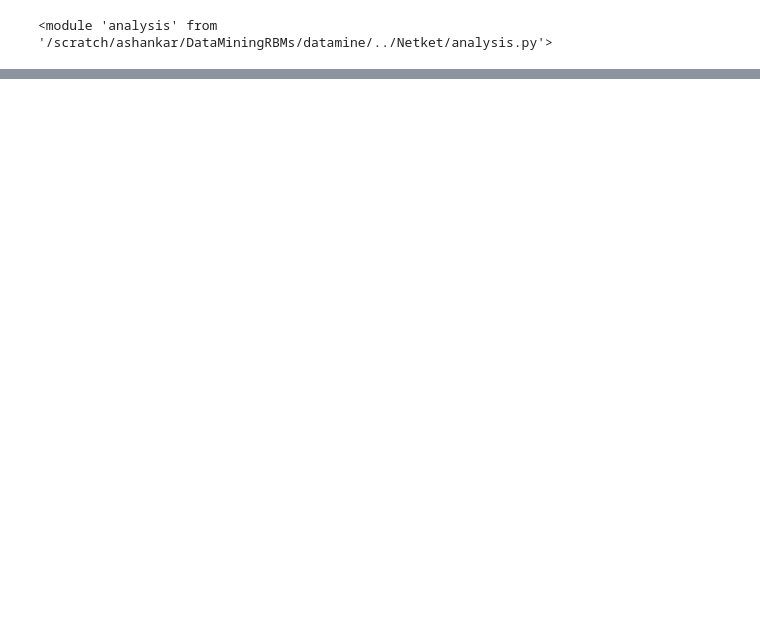
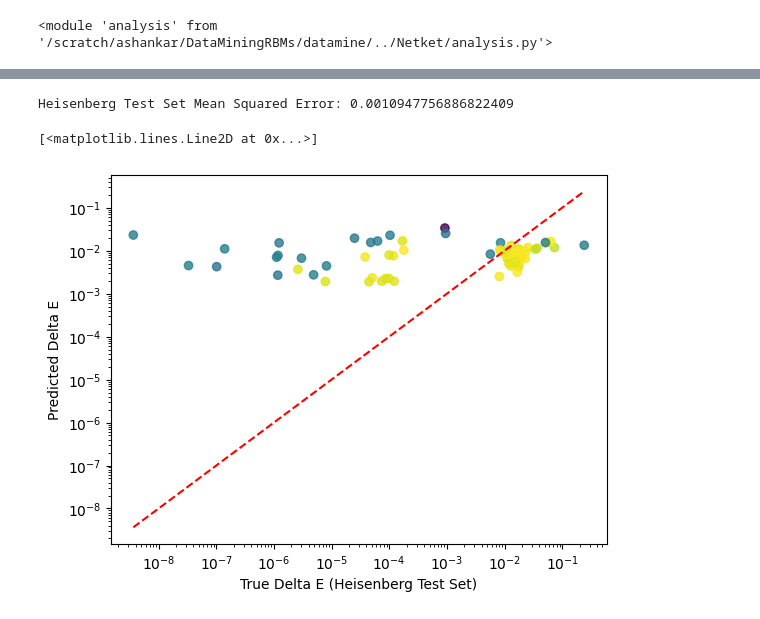
Before and after one commit to NilsNiggemann/DataMiningRBMs, a Jupyter notebook: datamine/perfvsclusterexpn.ipynb, the cells around one changed output, grey strips where cells are left out. Drawn from its saved outputs; the diff is of its cells as text; code cells hidden in the pictures; blank space fills up the shorter version.

```diff
--- a/datamine/perfvsclusterexpn.ipynb
+++ b/datamine/perfvsclusterexpn.ipynb
@@ -274,0 +269,4 @@ array([-5.57732245e+00+9.73121541e-01j, -6.35877535e-04-3.88559502e-04j,
+# %%
+heisenberg_files = [f'{data_root}/data/tunable_frustration_Heisenberg_rbm/{fp}' for fp in os.listdir(f'{data_root}/data/tunable_frustration_Heisenberg_rbm') if fp.endswith('.h5')]
+heisenberg_df = analysis.load_outputs_to_dataframe_mult_thread(heisenberg_files, load_eigenstates=False, num_workers=4)
+heisenberg_df.head()
@@ -274,0 +281,21 @@ array([-5.57732245e+00+9.73121541e-01j, -6.35877535e-04-3.88559502e-04j,
+# %%
+heisenberg_df = analysis.attach_hypotheses_fields_mult_thread(heisenberg_df, hypotheses_CC, num_workers=4)
+heisenberg_test_df = heisenberg_df[best_features + ['Delta_E']].dropna()
+X_test_heis = heisenberg_test_df[best_features]
+y_test_heis = heisenberg_test_df['Delta_E']
+y_pred_heis = best_model.predict(X_test_heis)
+
+mse_heis = mean_squared_error(y_test_heis, y_pred_heis)
+print(f"Heisenberg Test Set Mean Squared Error: {mse_heis}")
+# %% [output]
+Heisenberg Test Set Mean Squared Error: 0.0010947756886822409
+# %%
+plt.scatter(y_test_heis, y_pred_heis, alpha=0.8, c=X_test_heis['CEEntropy'], cmap='viridis')
+plt.xscale('log')
+plt.yscale('log')
+plt.xlabel('True Delta E (Heisenberg Test Set)')
+plt.ylabel('Predicted Delta E')
+plt.plot([min(y_test_heis), max(y_test_heis)], [min(y_test_heis), max(y_test_heis)], 'r--', label='y=x line')
+# %% [output]
+[<matplotlib.lines.Line2D at 0x...>]
+[figure, added]
```
Also changed, not shown: parts of 18 cells of this notebook, 1 other file.
